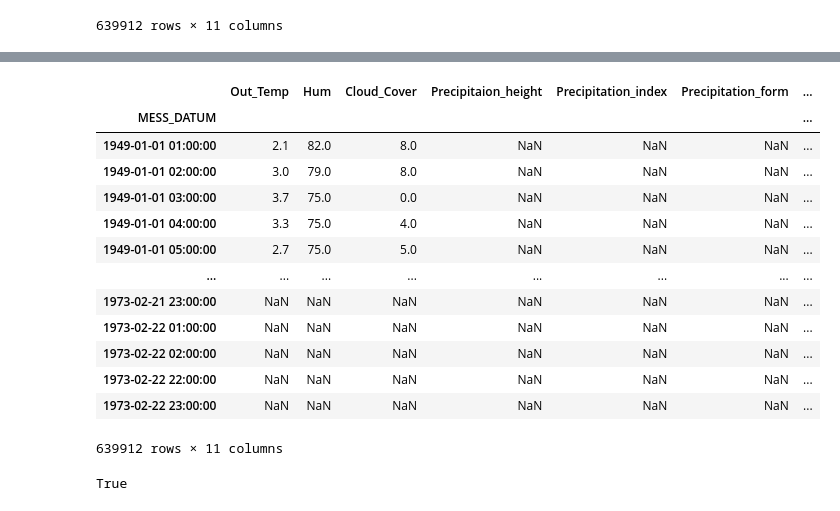
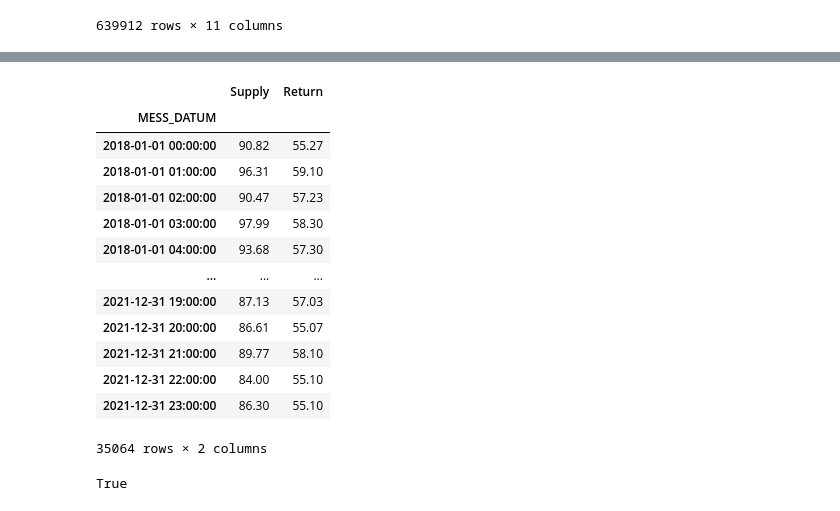
Before and after one commit to pakdad/dhc-maintenance, a Jupyter notebook: PdM_Walkthrough.ipynb, the cells around one changed output, grey strips where cells are left out. Cells and saved outputs as stored; diff of their text form; code cells hidden in the pictures.

```diff
--- a/PdM_Walkthrough.ipynb
+++ b/PdM_Walkthrough.ipynb
@@ -118,18 +101,19 @@ years = tools.extract_years(network.temperature_changes)
-# %%
-network.weather.data
-# %% [output]
-|  | Out_Temp | Hum | Cloud_Cover | Precipitaion_height | Precipitation_index | Precipitation_form | ... |
-| MESS_DATUM |  |  |  |  |  |  | ... |
-| 1949-01-01 01:00:00 | 2.1 | 82.0 | 8.0 | NaN | NaN | NaN | ... |
-| 1949-01-01 02:00:00 | 3.0 | 79.0 | 8.0 | NaN | NaN | NaN | ... |
-| 1949-01-01 03:00:00 | 3.7 | 75.0 | 0.0 | NaN | NaN | NaN | ... |
-| 1949-01-01 04:00:00 | 3.3 | 75.0 | 4.0 | NaN | NaN | NaN | ... |
-| 1949-01-01 05:00:00 | 2.7 | 75.0 | 5.0 | NaN | NaN | NaN | ... |
-| ... | ... | ... | ... | ... | ... | ... | ... |
-| 1973-02-21 23:00:00 | NaN | NaN | NaN | NaN | NaN | NaN | ... |
-| 1973-02-22 01:00:00 | NaN | NaN | NaN | NaN | NaN | NaN | ... |
-| 1973-02-22 02:00:00 | NaN | NaN | NaN | NaN | NaN | NaN | ... |
-| 1973-02-22 22:00:00 | NaN | NaN | NaN | NaN | NaN | NaN | ... |
-| 1973-02-22 23:00:00 | NaN | NaN | NaN | NaN | NaN | NaN | ... |
-639912 rows × 11 columns
+# %%
+# It is possible to check the imported network data
+network.temperature_changes
+# %% [output]
+|  | Supply | Return |
+| MESS_DATUM |  |  |
+| 2018-01-01 00:00:00 | 90.82 | 55.27 |
+| 2018-01-01 01:00:00 | 96.31 | 59.10 |
+| 2018-01-01 02:00:00 | 90.47 | 57.23 |
+| 2018-01-01 03:00:00 | 97.99 | 58.30 |
+| 2018-01-01 04:00:00 | 93.68 | 57.30 |
+| ... | ... | ... |
+| 2021-12-31 19:00:00 | 87.13 | 57.03 |
+| 2021-12-31 20:00:00 | 86.61 | 55.07 |
+| 2021-12-31 21:00:00 | 89.77 | 58.10 |
+| 2021-12-31 22:00:00 | 84.00 | 55.10 |
+| 2021-12-31 23:00:00 | 86.30 | 55.10 |
+35064 rows × 2 columns
 # %%
```
Also changed, not shown: parts of 30 cells of this notebook.
